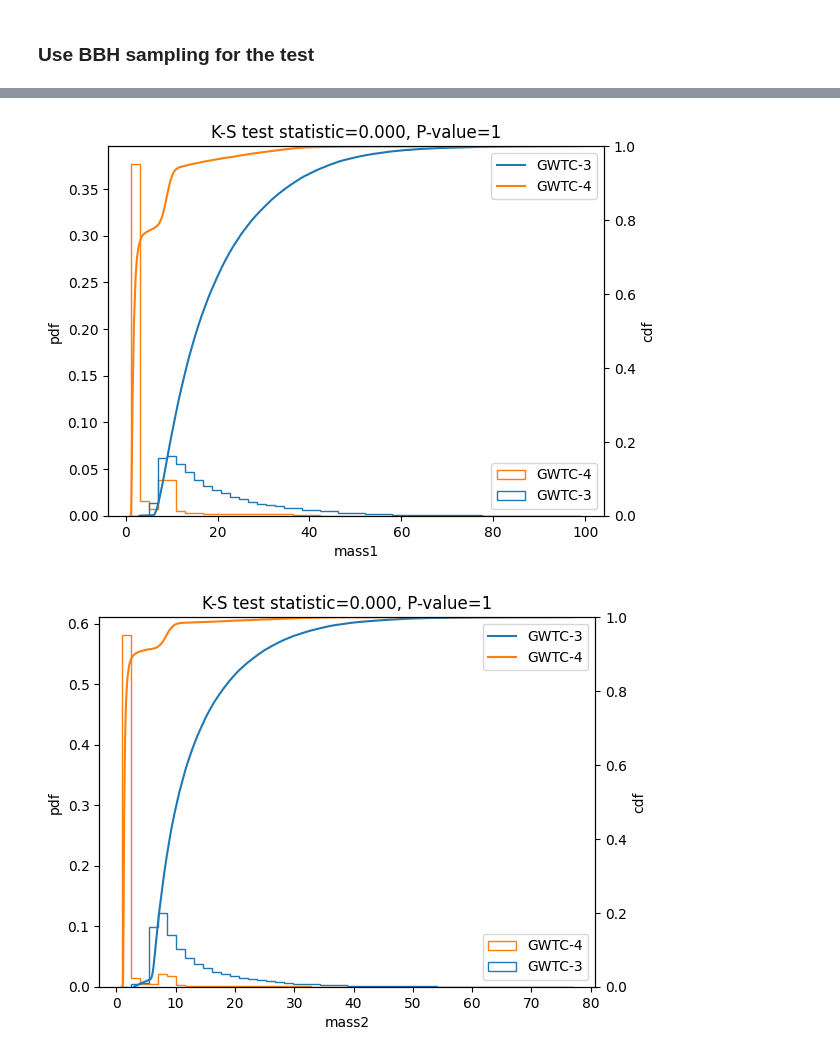
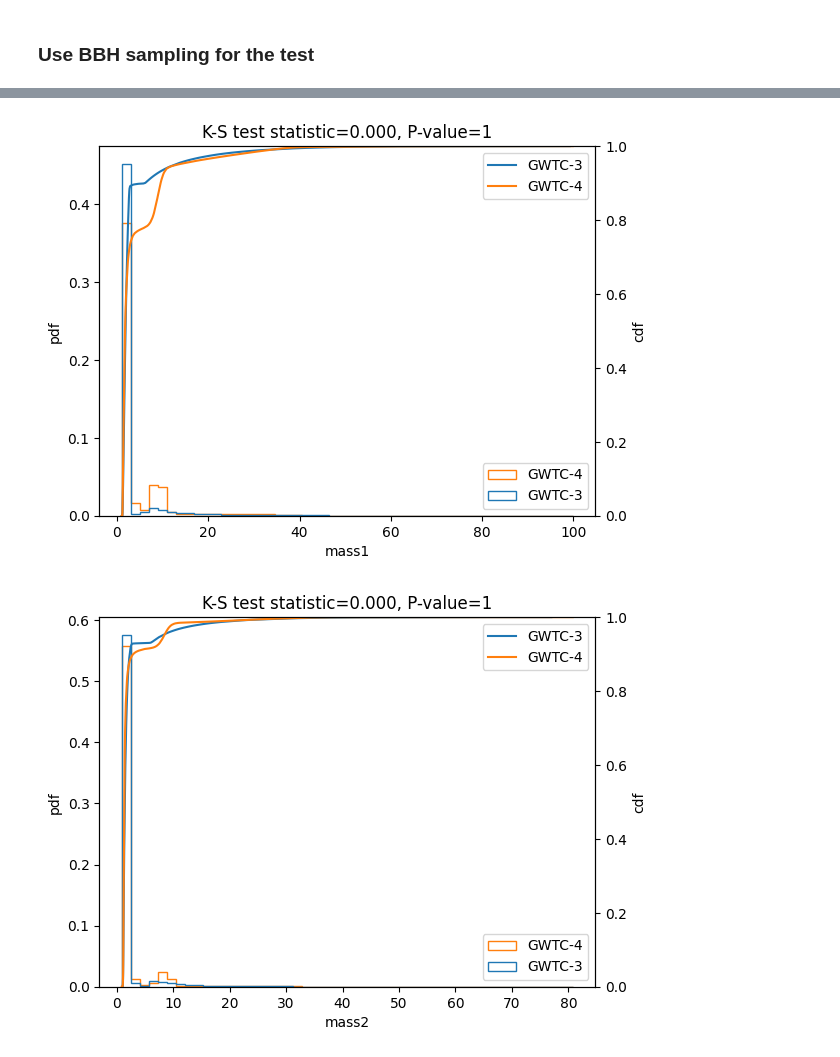
Before and after one commit to weizmannk/GWTC-4-distribution, a Jupyter notebook: distribustion_check.ipynb, the cells around one changed output, grey strips where cells are left out. Drawn from its saved outputs; the diff is of its cells as text; code cells hidden in the pictures.

Commit message:
Compared GWTC-3 vs GWTC-4

```diff
--- a/distribustion_check.ipynb
+++ b/distribustion_check.ipynb
@@ -12,3 +36,15 @@ from scipy import stats
+# %%
+def download_file(url, filename):
+    try:
+        response = requests.get(url, stream=True)
+        response.raise_for_status()
+        with open(filename, "wb") as f:
+            for chunk in response.iter_content(chunk_size=8192):
+                f.write(chunk)
+        return filename
+    except Exception as e:
+        print(f"Error downloading file: {e}")
+        return None
 # %% [markdown]
 ## 1. Read distribution sample.
 # %%
@@ -74,3 +100,13 @@ Table length=2
+# %%
+# gwtc3_samples = Table.read("./data/farah.h5")
+
+# gwtc3_samples[:2]
+
+file_url = "https://dcc.ligo.org/LIGO-T2100512/public/O1O2O3all_mass_h_iid_mag_iid_tilt_powerlaw_redshift_maxP_events_all.h5"
+file_name = os.path.join("data", file_url.split("/")[-1])
+input_file = download_file(file_url, file_name)
+# %%
+gwtc3_samples = input_file
 # %%
 ns_max_mass = 3
 source_mass1 = gwtc3_samples['mass1']
@@ -192,25 +223,25 @@ Table length=2
 # %%
 for col in ['mass1', 'mass2', 'spin1z', 'spin2z']:
     fig, ax = plt.subplots()
     ax.hist(
         [gwtc3_samples[col], gwtc4_samples[col]],
         label=['GWTC-3', 'GWTC-4'],
         histtype='step',
         density=1,
         bins=50)
     ax.set_ylim(0, None)
     ax.set_ylabel('pdf')
     ax2 = ax.twinx()
     ax2.set_ylabel('cdf')
     ax2.set_ylim(0, 1)
-    ax2.plot(np.sort(gwtc3_samples[col]), np.linspace(0, 1, len( gwtc4_samples)), label='GWTC-3')
+    ax2.plot(np.sort(gwtc3_samples[col]), np.linspace(0, 1, len( gwtc3_samples)), label='GWTC-3')
     ax2.plot(np.sort(gwtc4_samples[col]), np.linspace(0, 1, len(gwtc4_samples)), label='GWTC-4')
     ax.legend(loc='lower right')
     ax2.legend(loc='upper right')
     stat, pvalue = ks_2samp(gwtc4_samples[col], gwtc4_samples[col])
     ax.set_xlabel(col)
     ax.set_title(f'K-S test statistic={stat:0.3f}, P-value={pvalue:0.3g}')
     fig.savefig(f'ks_{col}.png', dpi=300)
 # %% [output]
-[figure, old version]
+[figure, new version]
-[figure, old version]
+[figure, new version]
```
Also changed, not shown: parts of 9 cells of this notebook, 2 other files.
